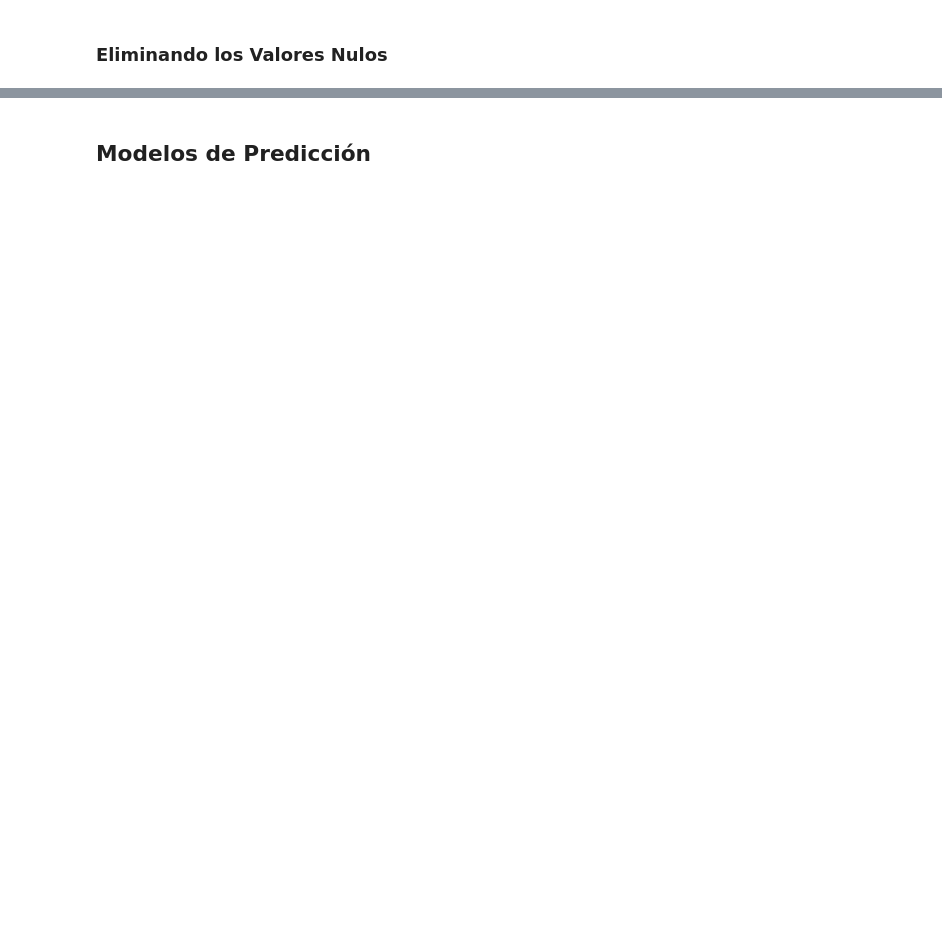
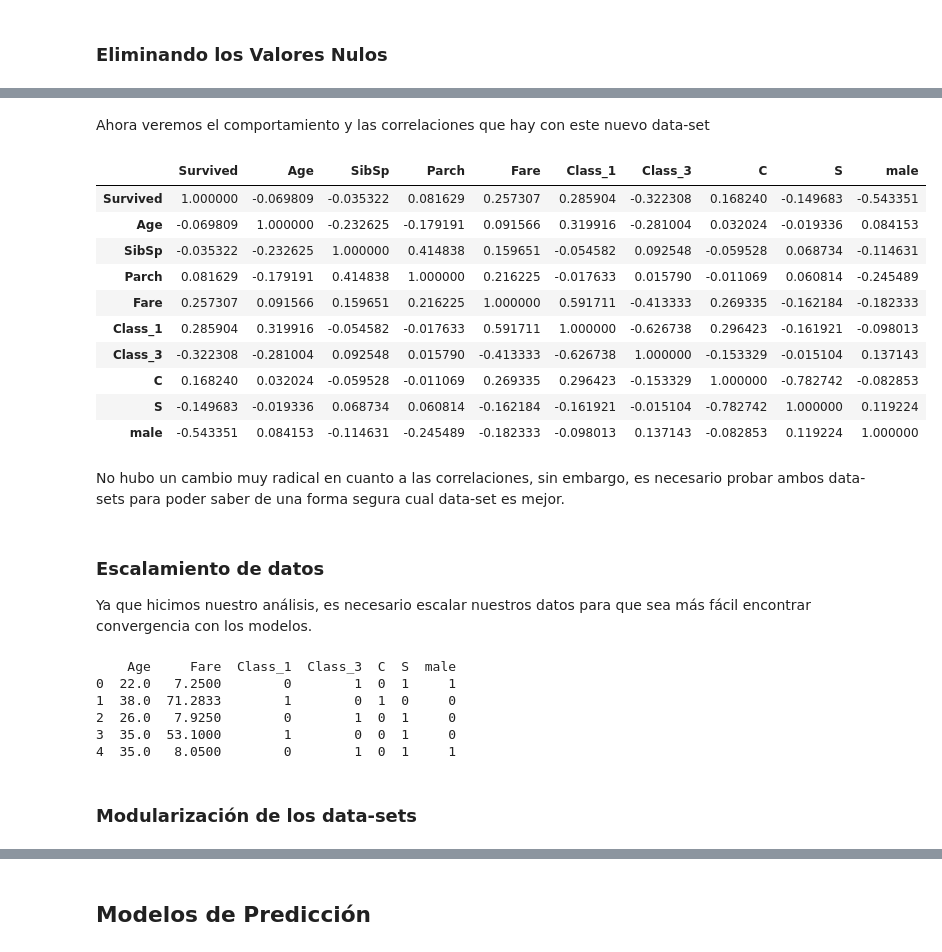
Before and after one commit to A01749373/retoTitanic, a Jupyter notebook: retoTitanic.ipynb, the cells around one changed output, grey strips where cells are left out. Drawn from its saved outputs; the diff is of its cells as text; code cells hidden in the pictures; blank space fills up the shorter version.

```diff
--- a/retoTitanic.ipynb
+++ b/retoTitanic.ipynb
@@ -340,0 +450,32 @@ train_x
+# %%
+# Data-set train
+# Cuantificamos la caracteristica 'Pclass'
+dummy_pclass = pd.get_dummies(df_train_clean_fill['Pclass'],prefix="Class")
+# Cuantificamos la caracteristica 'Embarked'
+dummy_embarked = pd.get_dummies(df_train_clean_fill['Embarked'])
+# Cuantificamos la caracteristica 'Sex'
+dummy_sex = pd.get_dummies(df_train_clean_fill['Sex'])
+
+# Se concatenan las nuevas columnas
+df_train_clean_fill = pd.concat([df_train_clean_fill, dummy_pclass, dummy_embarked, dummy_sex], axis=1)
+# Se borran las columnas redundantes
+df_train_clean_fill = df_train_clean_fill.drop(['Pclass', 'Sex', 'Embarked', 'female', 'Class_2', 'Q'], axis=1)
+
+# Impresion del nuevo data-frame
+print(df_train_clean_fill.head())
+
+# Data-set test
+# Cuantificamos la caracteristica 'Pclass'
+dummy_pclass = pd.get_dummies(df_test_clean_fill['Pclass'],prefix="Class")
+# Cuantificamos la caracteristica 'Embarked'
+dummy_embarked = pd.get_dummies(df_test_clean_fill['Embarked'])
+# Cuantificamos la caracteristica 'Sex'
+dummy_sex = pd.get_dummies(df_test_clean_fill['Sex'])
+
+# Se concatenan las nuevas columnas
+df_test_clean_fill = pd.concat([df_test_clean_fill, dummy_pclass, dummy_embarked, dummy_sex], axis=1)
+# Se borran las columnas redundantes
+df_test_clean_fill = df_test_clean_fill.drop(['Pclass', 'Sex', 'Embarked', 'female', 'Class_2', 'Q'], axis=1)
+
+# Impresion del nuevo data-frame
+print(df_test_clean_fill.head())
@@ -340,0 +495,43 @@ train_x
+# %% [markdown]
+Ahora veremos el comportamiento y las correlaciones que hay con este nuevo data-set
+# %%
+corr = df_train_clean_fill.corr()
+corr.style.background_gradient(cmap='coolwarm')
+# %% [output]
+|  | Survived | Age | SibSp | Parch | Fare | Class_1 | Class_3 | C | S | male |
+| Survived | 1.000000 | -0.069809 | -0.035322 | 0.081629 | 0.257307 | 0.285904 | -0.322308 | 0.168240 | -0.149683 | -0.543351 |
+| Age | -0.069809 | 1.000000 | -0.232625 | -0.179191 | 0.091566 | 0.319916 | -0.281004 | 0.032024 | -0.019336 | 0.084153 |
+| SibSp | -0.035322 | -0.232625 | 1.000000 | 0.414838 | 0.159651 | -0.054582 | 0.092548 | -0.059528 | 0.068734 | -0.114631 |
+| Parch | 0.081629 | -0.179191 | 0.414838 | 1.000000 | 0.216225 | -0.017633 | 0.015790 | -0.011069 | 0.060814 | -0.245489 |
+| Fare | 0.257307 | 0.091566 | 0.159651 | 0.216225 | 1.000000 | 0.591711 | -0.413333 | 0.269335 | -0.162184 | -0.182333 |
+| Class_1 | 0.285904 | 0.319916 | -0.054582 | -0.017633 | 0.591711 | 1.000000 | -0.626738 | 0.296423 | -0.161921 | -0.098013 |
+| Class_3 | -0.322308 | -0.281004 | 0.092548 | 0.015790 | -0.413333 | -0.626738 | 1.000000 | -0.153329 | -0.015104 | 0.137143 |
+| C | 0.168240 | 0.032024 | -0.059528 | -0.011069 | 0.269335 | 0.296423 | -0.153329 | 1.000000 | -0.782742 | -0.082853 |
+| S | -0.149683 | -0.019336 | 0.068734 | 0.060814 | -0.162184 | -0.161921 | -0.015104 | -0.782742 | 1.000000 | 0.119224 |
+| male | -0.543351 | 0.084153 | -0.114631 | -0.245489 | -0.182333 | -0.098013 | 0.137143 | -0.082853 | 0.119224 | 1.000000 |
+# %% [markdown]
+No hubo un cambio muy radical en cuanto a las correlaciones, sin embargo, es necesario probar ambos data-sets para poder saber de una forma segura cual data-set es mejor.
+# %% [markdown]
+### Escalamiento de datos
+
+Ya que hicimos nuestro análisis, es necesario escalar nuestros datos para que sea más fácil encontrar convergencia con los modelos.
+# %%
+# Separando Dataframes
+dt_x_fill = df_train_clean_fill.drop(['Survived', 'SibSp', 'Parch'], axis=1)
+dt_y_fill = df_train_clean_fill['Survived']
+
+print(dt_x_fill.head())
+
+# Escalamiento
+escalador_fill = StandardScaler()
+escalador_fill.fit(dt_x_fill)
+dt_x_fill = pd.DataFrame(escalador_fill.transform(dt_x_fill))
+# %% [output]
+    Age     Fare  Class_1  Class_3  C  S  male
+0  22.0   7.2500        0        1  0  1     1
+1  38.0  71.2833        1        0  1  0     0
+2  26.0   7.9250        0        1  0  1     0
+3  35.0  53.1000        1        0  0  1     0
+4  35.0   8.0500        0        1  0  1     1
+# %% [markdown]
+### Modularización de los data-sets
```
Also changed, not shown: parts of 110 cells of this notebook.
